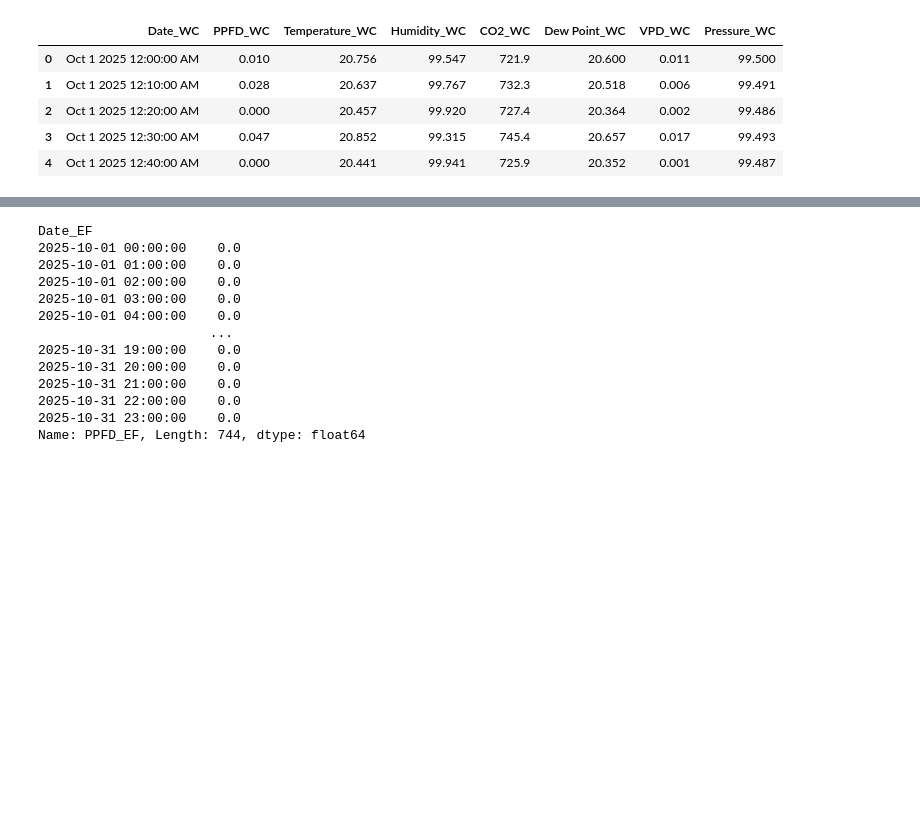
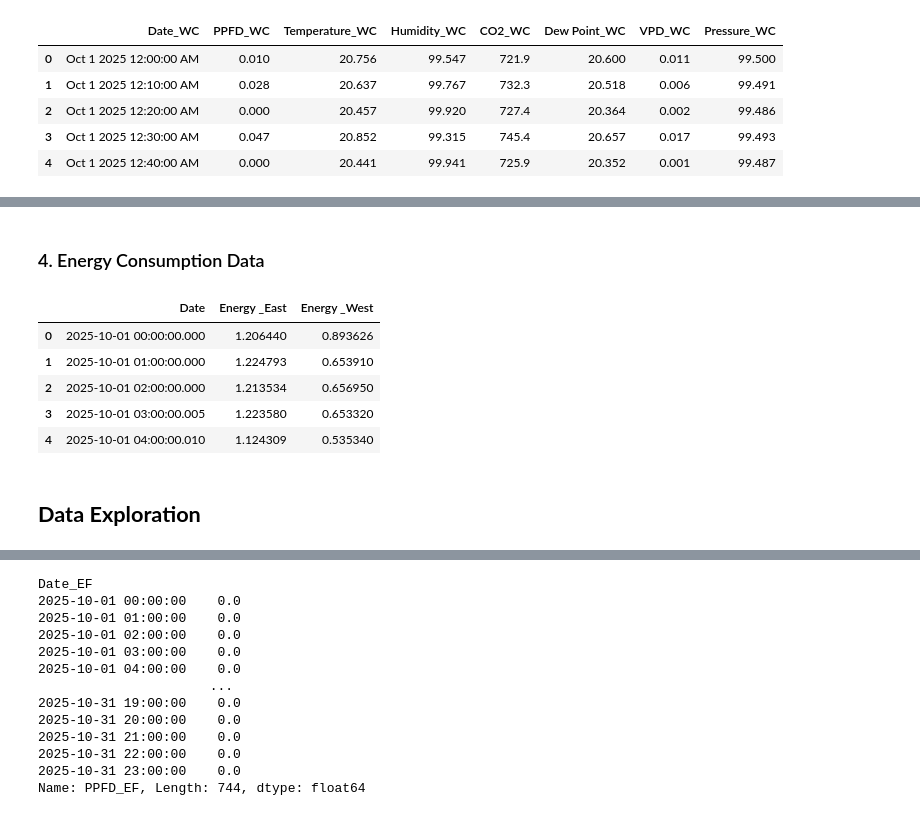
Before and after one commit to nnineeight/py4eda-project, a Jupyter notebook: notebooks/greenhouse_eda.ipynb, the cells around one changed output, grey strips where cells are left out. Drawn from its saved outputs; the diff is of its cells as text; code cells hidden in the pictures; blank space fills up the shorter version.

Commit message:
Loaded and explored the types+shape of data

```diff
--- a/notebooks/greenhouse_eda.ipynb
+++ b/notebooks/greenhouse_eda.ipynb
@@ -57,0 +70,14 @@ West_GH_CW.head()
+# %% [markdown]
+### 4. Energy Consumption Data
+# %%
+Energy_Cons = pd.read_excel("../data/Oct-25_Energy.xlsx")
+Energy_Cons.head()
+# %% [output]
+|  | Date | Energy _East | Energy _West |
+| 0 | 2025-10-01 00:00:00.000 | 1.206440 | 0.893626 |
+| 1 | 2025-10-01 01:00:00.000 | 1.224793 | 0.653910 |
+| 2 | 2025-10-01 02:00:00.000 | 1.213534 | 0.656950 |
+| 3 | 2025-10-01 03:00:00.005 | 1.223580 | 0.653320 |
+| 4 | 2025-10-01 04:00:00.010 | 1.124309 | 0.535340 |
+# %% [markdown]
+## **Data Exploration**
```
Also changed, not shown: parts of 32 cells of this notebook.
